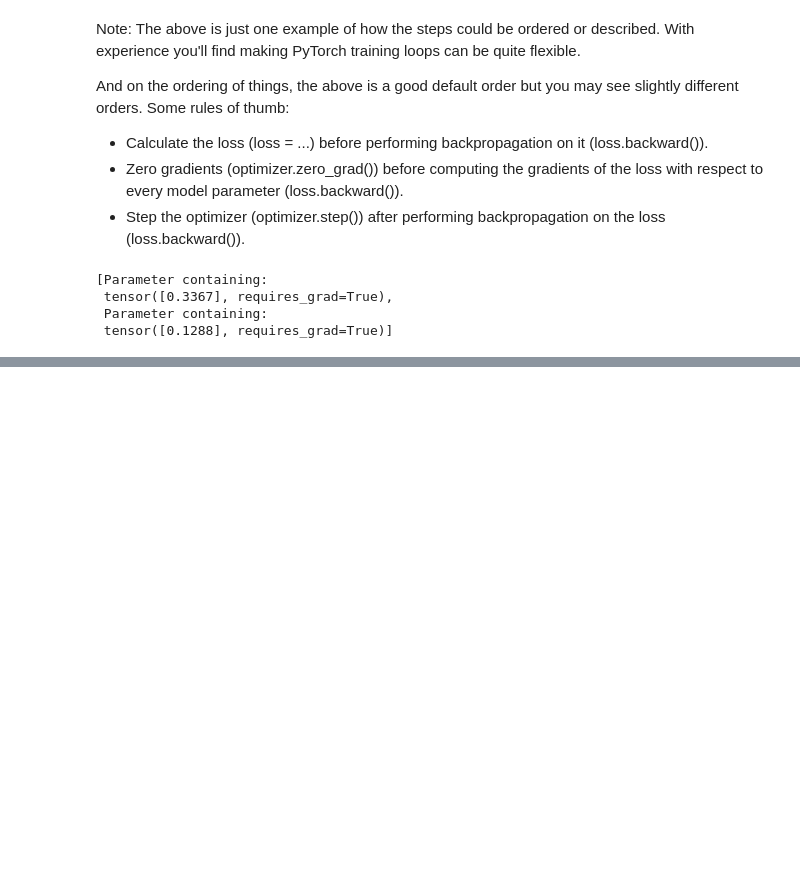
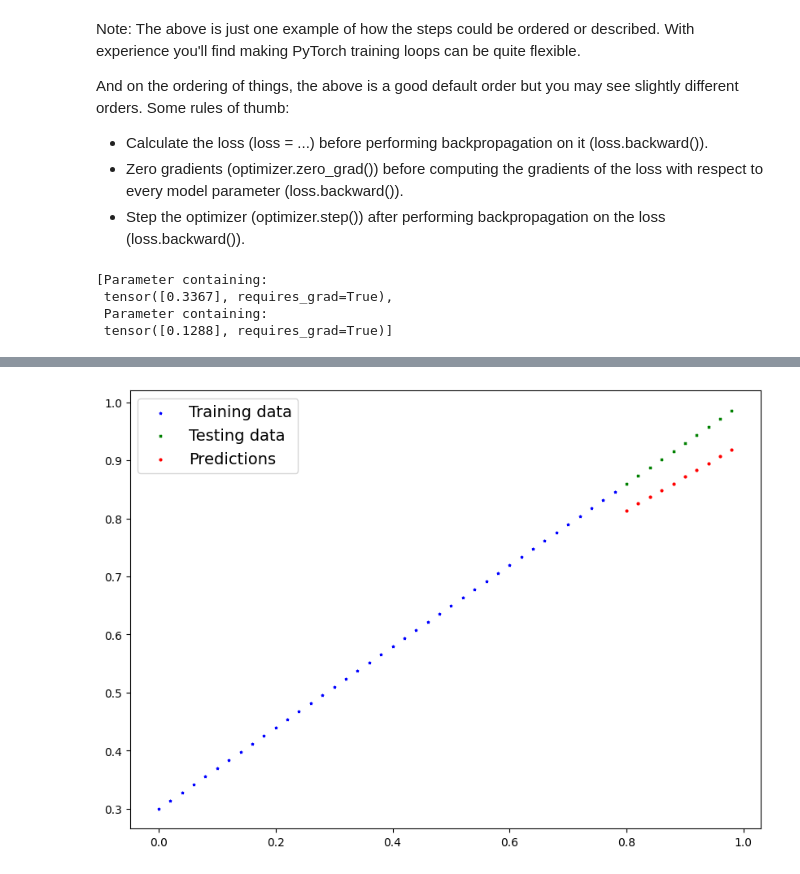
Before and after one commit to pranav-mahure/Pytorch, a Jupyter notebook: 002_pytorch_workflow.ipynb, the cells around one changed output, grey strips where cells are left out. Cells and saved outputs as stored; diff of their text form; code cells hidden in the pictures; blank space fills up the shorter version.

```diff
--- a/002_pytorch_workflow.ipynb
+++ b/002_pytorch_workflow.ipynb
@@ -228,0 +303,7 @@ list(model_0.parameters())
+# %%
+with torch.inference_mode():
+    y_preds_new = model_0(X_test)
+# %%
+plot_predictions(predictions=y_preds_new)
+# %% [output]
+[figure, added]
```
Also changed, not shown: parts of 38 cells of this notebook, 1 other file.
